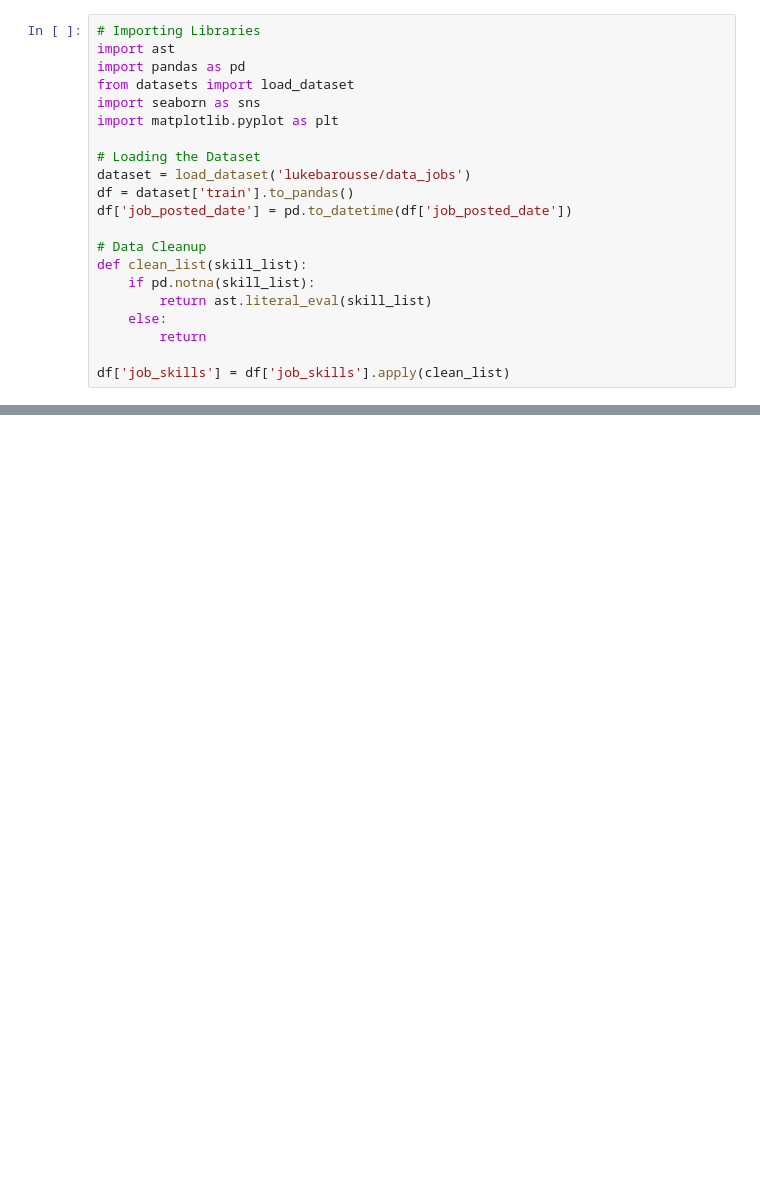
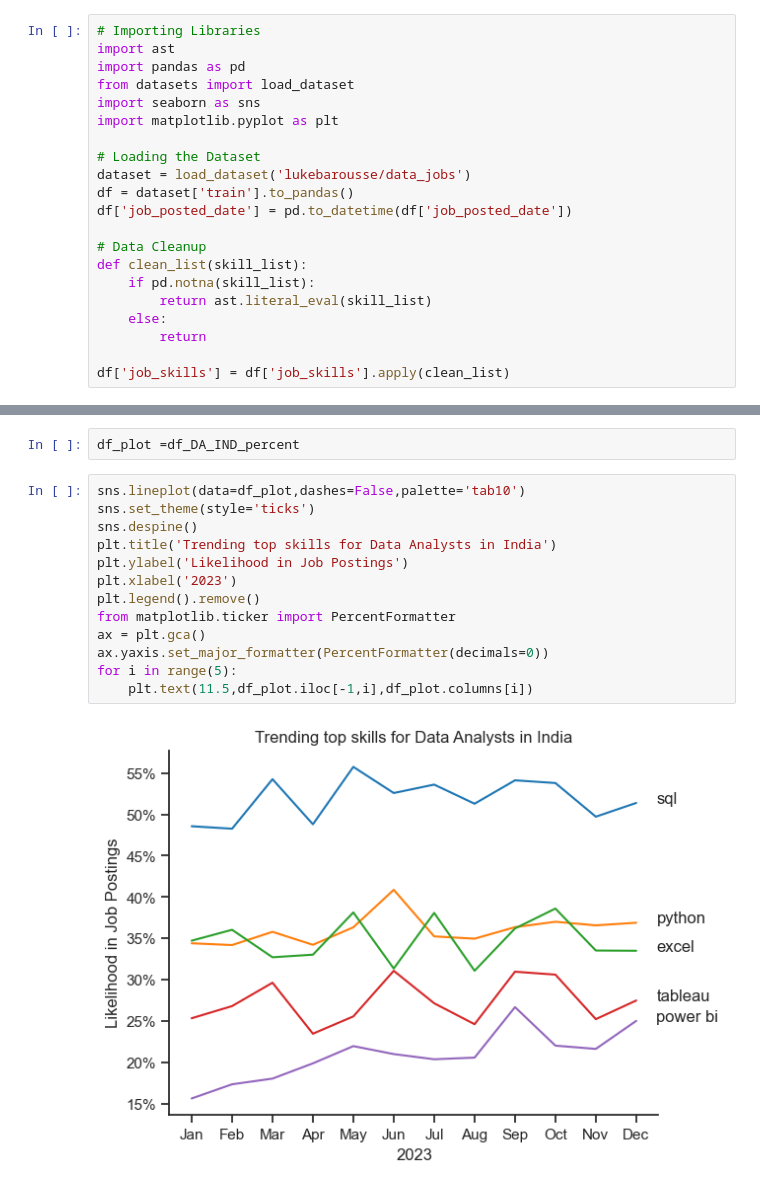
Before and after one commit to Arib-Mustafa/Python-Project, a Jupyter notebook: 3_skill_trend.ipynb, the cells around one changed output, grey strips where cells are left out. Cells and saved outputs as stored; diff of their text form; blank space fills up the shorter version.

```diff
--- a/3_skill_trend.ipynb
+++ b/3_skill_trend.ipynb
@@ -110,0 +100,17 @@ KeyError: 'job_posted_month'
+# %%
+df_plot =df_DA_IND_percent
+# %%
+sns.lineplot(data=df_plot,dashes=False,palette='tab10')
+sns.set_theme(style='ticks')
+sns.despine()
+plt.title('Trending top skills for Data Analysts in India')
+plt.ylabel('Likelihood in Job Postings')
+plt.xlabel('2023')
+plt.legend().remove()
+from matplotlib.ticker import PercentFormatter
+ax = plt.gca()
+ax.yaxis.set_major_formatter(PercentFormatter(decimals=0))
+for i in range(5):
+    plt.text(11.5,df_plot.iloc[-1,i],df_plot.columns[i])
+# %% [output]
+[figure, added]
```
Also changed, not shown: parts of 12 cells of this notebook, 2 other files.
